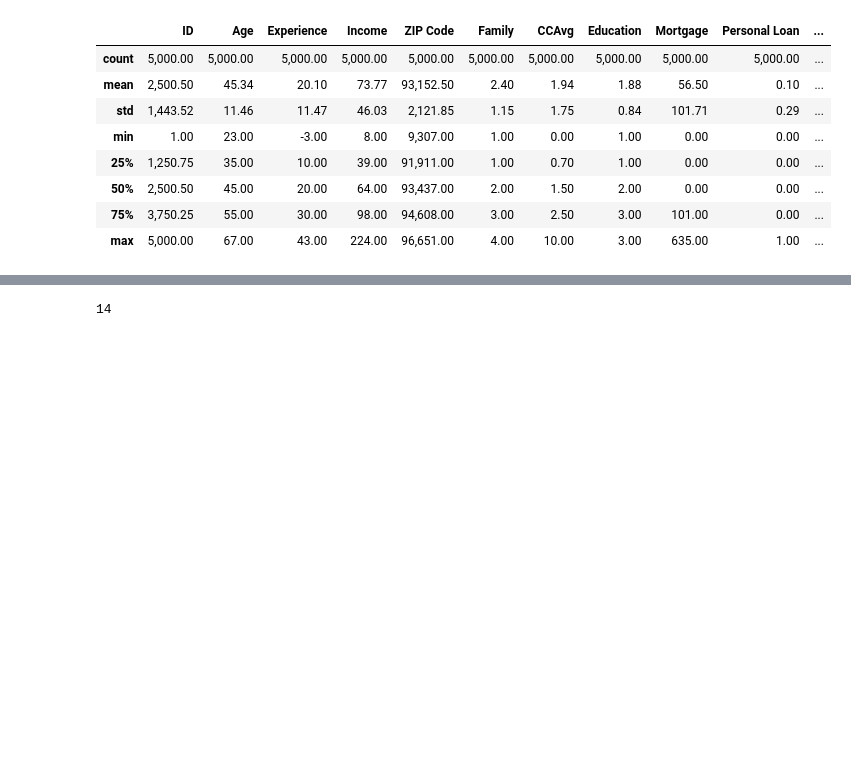
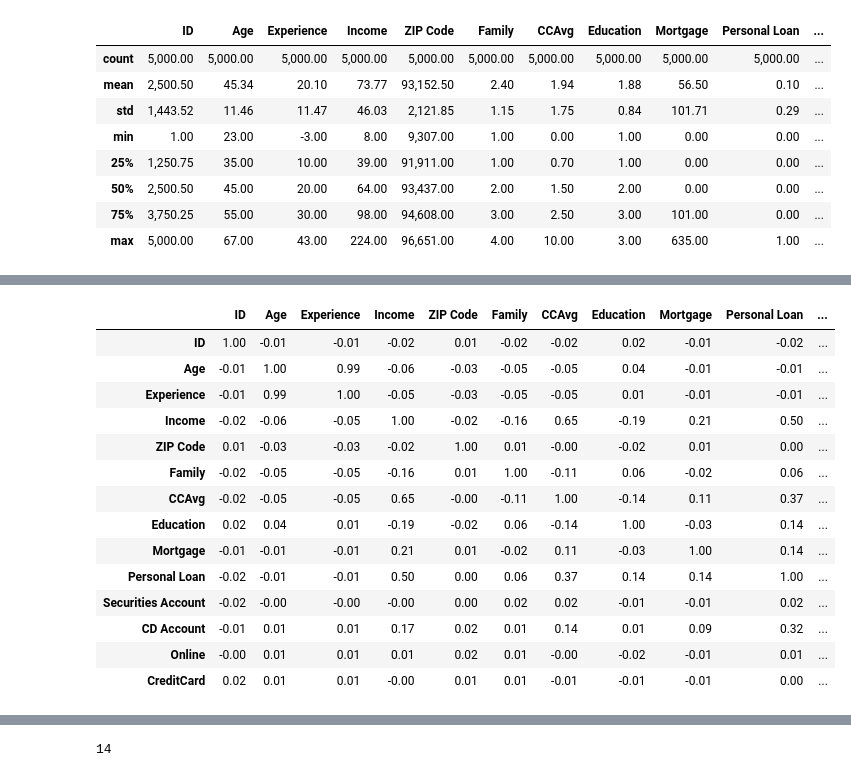
Before and after one commit to tewks18/AIMLClass, a Jupyter notebook: Project 2/Tewksbury Project 2.ipynb, the cells around one changed output, grey strips where cells are left out. Saved outputs shown, nothing was run; the diff lists cells and outputs as text; code cells hidden in the pictures; blank space fills up the shorter version.

```diff
--- a/Project 2/Tewksbury Project 2.ipynb
+++ b/Project 2/Tewksbury Project 2.ipynb
@@ -74,3 +83,21 @@ data.describe()
+# %%
+data.corr()
+# %% [output]
+|  | ID | Age | Experience | Income | ZIP Code | Family | CCAvg | Education | Mortgage | Personal Loan | ... |
+| ID | 1.00 | -0.01 | -0.01 | -0.02 | 0.01 | -0.02 | -0.02 | 0.02 | -0.01 | -0.02 | ... |
+| Age | -0.01 | 1.00 | 0.99 | -0.06 | -0.03 | -0.05 | -0.05 | 0.04 | -0.01 | -0.01 | ... |
+| Experience | -0.01 | 0.99 | 1.00 | -0.05 | -0.03 | -0.05 | -0.05 | 0.01 | -0.01 | -0.01 | ... |
+| Income | -0.02 | -0.06 | -0.05 | 1.00 | -0.02 | -0.16 | 0.65 | -0.19 | 0.21 | 0.50 | ... |
+| ZIP Code | 0.01 | -0.03 | -0.03 | -0.02 | 1.00 | 0.01 | -0.00 | -0.02 | 0.01 | 0.00 | ... |
+| Family | -0.02 | -0.05 | -0.05 | -0.16 | 0.01 | 1.00 | -0.11 | 0.06 | -0.02 | 0.06 | ... |
+| CCAvg | -0.02 | -0.05 | -0.05 | 0.65 | -0.00 | -0.11 | 1.00 | -0.14 | 0.11 | 0.37 | ... |
+| Education | 0.02 | 0.04 | 0.01 | -0.19 | -0.02 | 0.06 | -0.14 | 1.00 | -0.03 | 0.14 | ... |
+| Mortgage | -0.01 | -0.01 | -0.01 | 0.21 | 0.01 | -0.02 | 0.11 | -0.03 | 1.00 | 0.14 | ... |
+| Personal Loan | -0.02 | -0.01 | -0.01 | 0.50 | 0.00 | 0.06 | 0.37 | 0.14 | 0.14 | 1.00 | ... |
+| Securities Account | -0.02 | -0.00 | -0.00 | -0.00 | 0.00 | 0.02 | 0.02 | -0.01 | -0.01 | 0.02 | ... |
+| CD Account | -0.01 | 0.01 | 0.01 | 0.17 | 0.02 | 0.01 | 0.14 | 0.01 | 0.09 | 0.32 | ... |
+| Online | -0.00 | 0.01 | 0.01 | 0.01 | 0.02 | 0.01 | -0.00 | -0.02 | -0.01 | 0.01 | ... |
+| CreditCard | 0.02 | 0.01 | 0.01 | -0.00 | 0.01 | 0.01 | -0.01 | -0.01 | -0.01 | 0.00 | ... |
 # %%
 sns.pairplot(data)
 # %% [output]
```
Also changed, not shown: parts of 8 cells of this notebook.
